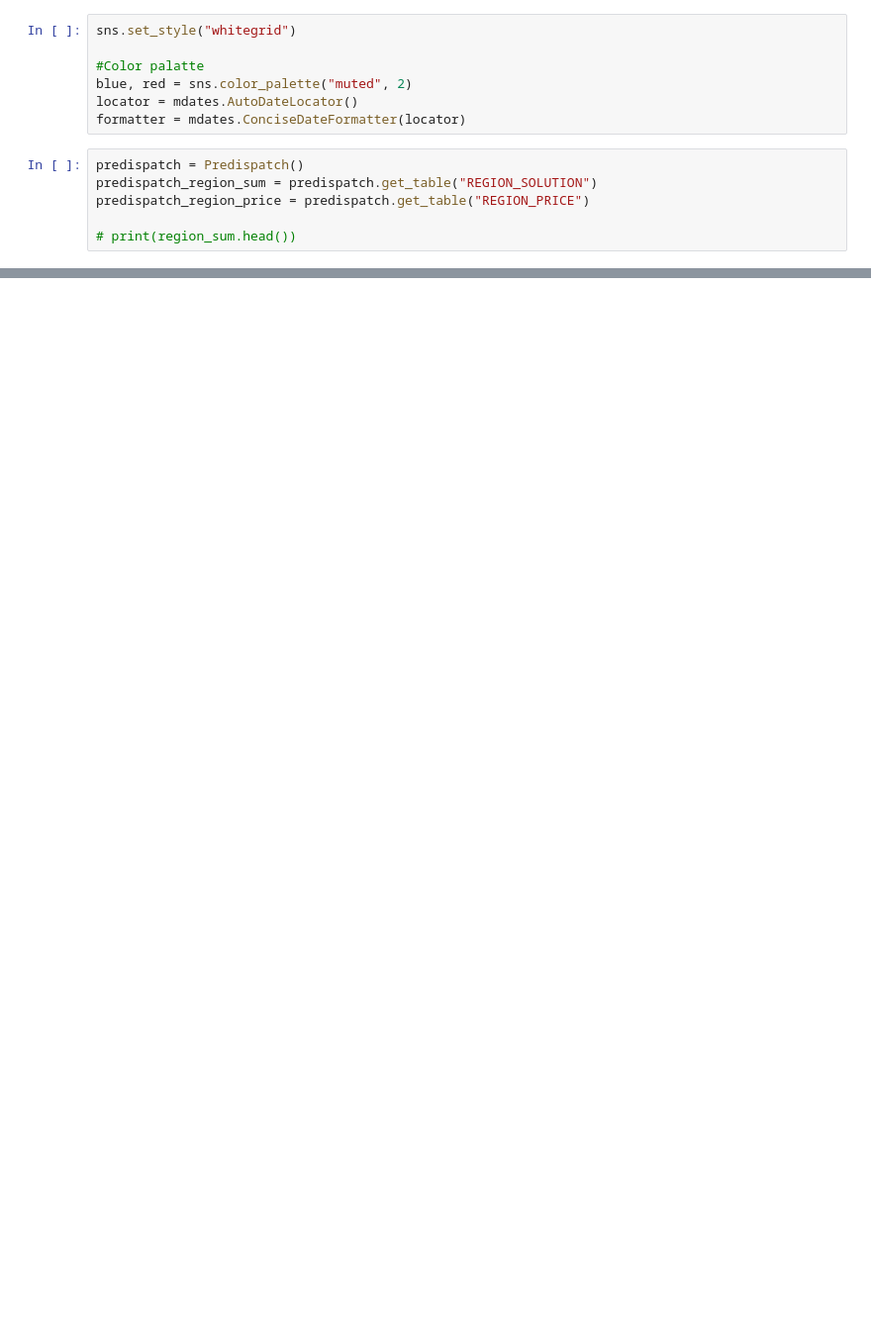
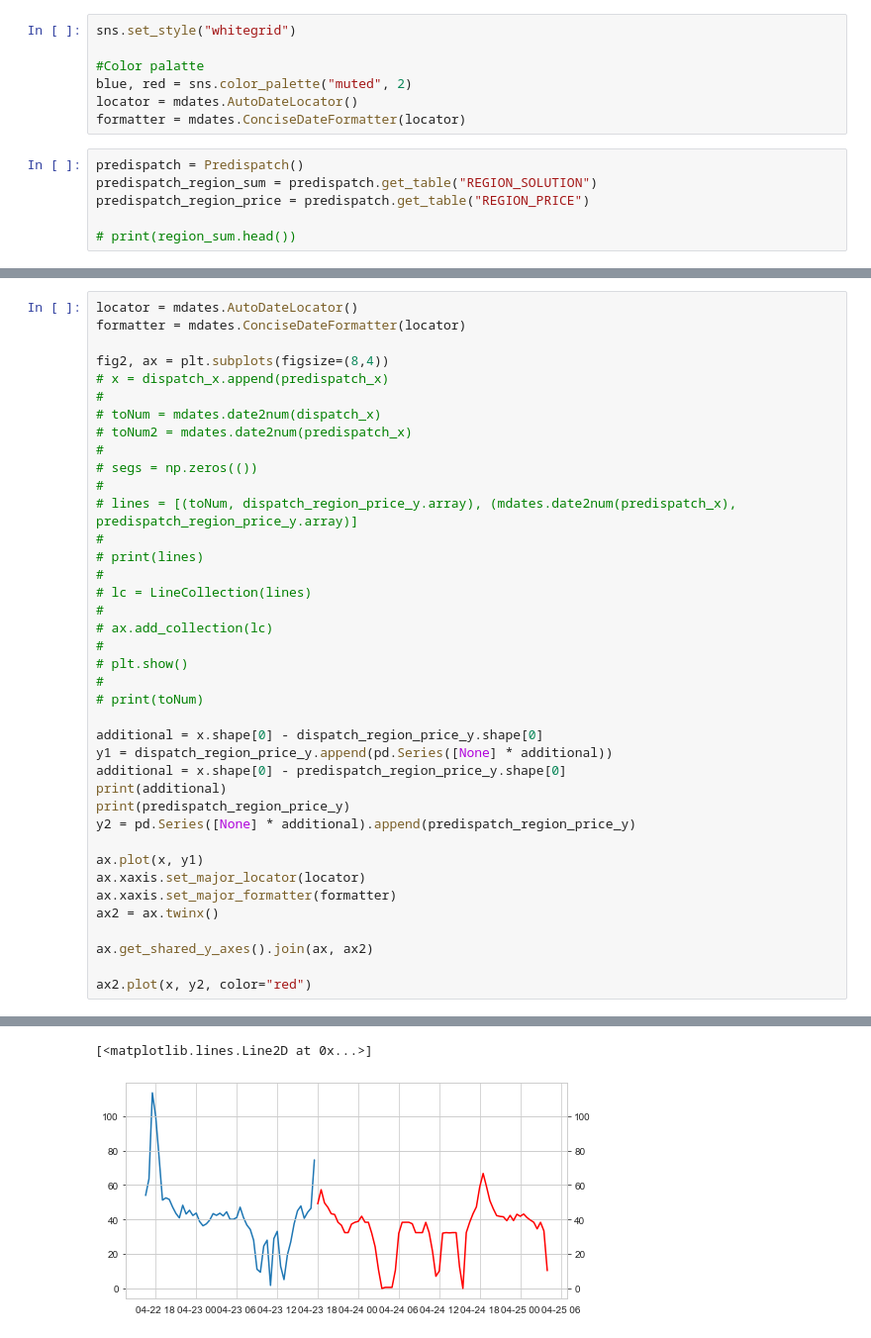
Before and after one commit to Cameron-Gan/ELEC9715_Project, a Jupyter notebook: displayAEMOdata.ipynb, the cells around one changed output, grey strips where cells are left out. Shown at 99% size. Drawn from its saved outputs; the diff is of its cells as text; blank space fills up the shorter version.

```diff
--- a/displayAEMOdata.ipynb
+++ b/displayAEMOdata.ipynb
@@ -72,0 +77,40 @@ plt.show()
+# %%
+locator = mdates.AutoDateLocator()
+formatter = mdates.ConciseDateFormatter(locator)
+
+fig2, ax = plt.subplots(figsize=(8,4))
+# x = dispatch_x.append(predispatch_x)
+#
+# toNum = mdates.date2num(dispatch_x)
+# toNum2 = mdates.date2num(predispatch_x)
+#
+# segs = np.zeros(())
+#
+# lines = [(toNum, dispatch_region_price_y.array), (mdates.date2num(predispatch_x), predispatch_region_price_y.array)]
+#
+# print(lines)
+#
+# lc = LineCollection(lines)
+#
+# ax.add_collection(lc)
+#
+# plt.show()
+#
+# print(toNum)
+
+additional = x.shape[0] - dispatch_region_price_y.shape[0]
+y1 = dispatch_region_price_y.append(pd.Series([None] * additional))
+additional = x.shape[0] - predispatch_region_price_y.shape[0]
+print(additional)
+print(predispatch_region_price_y)
+y2 = pd.Series([None] * additional).append(predispatch_region_price_y)
+
+ax.plot(x, y1)
+ax.xaxis.set_major_locator(locator)
+ax.xaxis.set_major_formatter(formatter)
+ax2 = ax.twinx()
+
+ax.get_shared_y_axes().join(ax, ax2)
+
+ax2.plot(x, y2, color="red")
+# %% [output]
@@ -72,0 +130,2 @@ plt.show()
+[<matplotlib.lines.Line2D at 0x...>]
+[figure, added]
```
Also changed, not shown: parts of 4 cells of this notebook, 3 other files.
